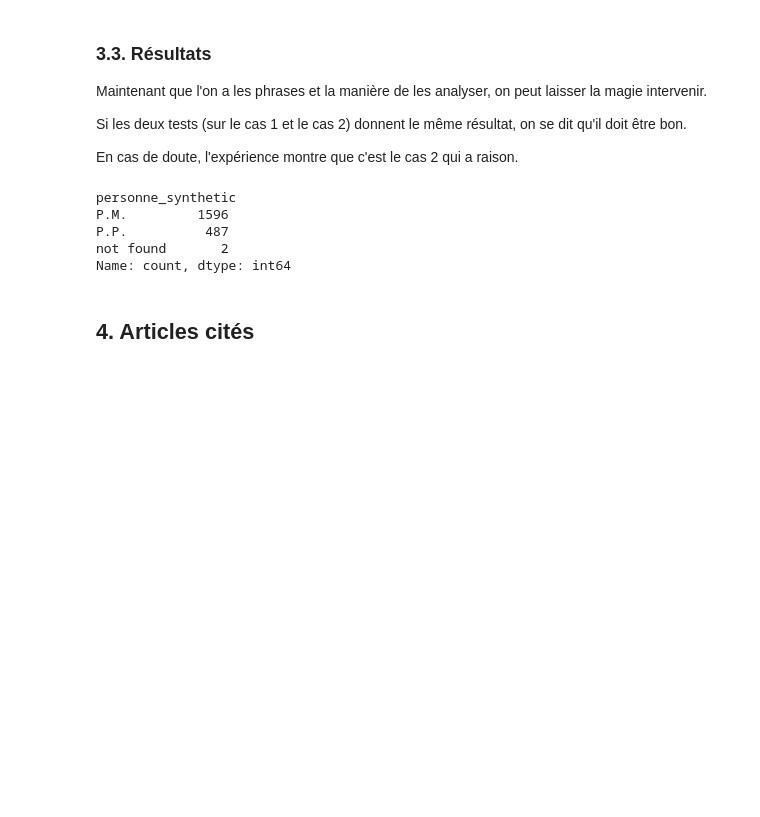
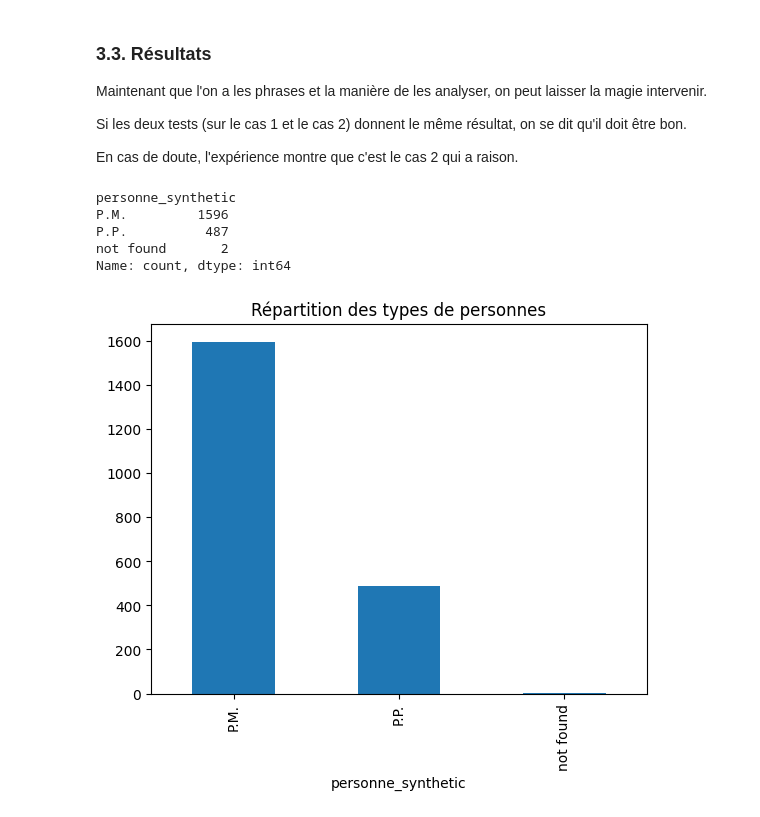
Before and after one commit to basile-desjuzeur/legal_analysis, a Jupyter notebook: notebooks/3. Parse data.ipynb, the cells around one changed output. Drawn from its saved outputs; the diff is of its cells as text; code cells hidden in the pictures; blank space fills up the shorter version.

```diff
--- a/notebooks/3. Parse data.ipynb
+++ b/notebooks/3. Parse data.ipynb
@@ -359,5 +320,3 @@ P.M.         1596
 P.P.          487
 not found       2
 Name: count, dtype: int64
-# %% [markdown]
-## 4. Articles cités
@@ -367,0 +323,8 @@ def
+# %%
+# plot
+df["personne_synthetic"].value_counts().plot(kind='bar', title='Répartition des types de personnes').get_figure().savefig('../output/repartition_des_types_de_personnes.png')
+
+# on sauvegarde le dataframe
+df.to_csv('../data/intermediate_data.csv', index=False)
+# %% [output]
+[figure, added]
```
Also changed, not shown: parts of 12 cells of this notebook, 7 other files.
